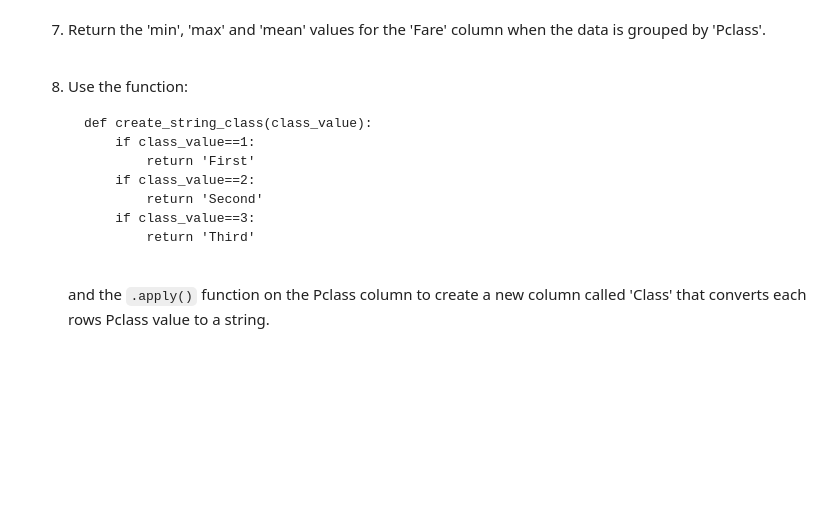
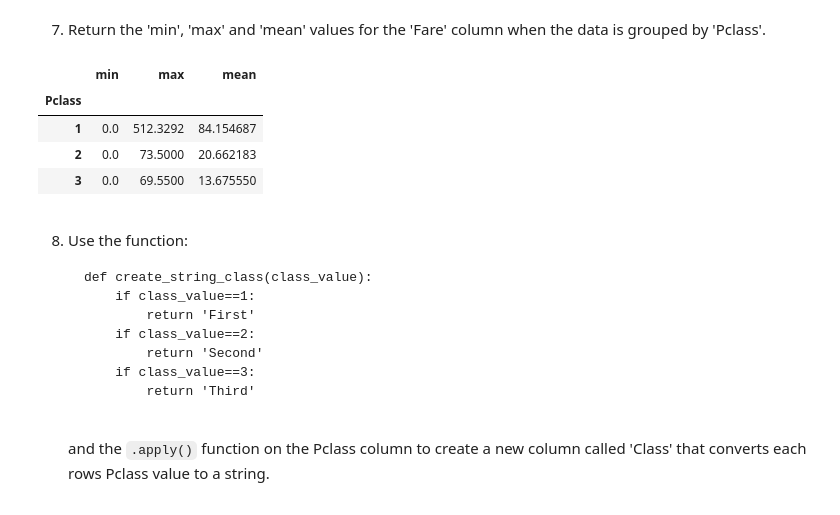
Before and after one commit to ProGoober/ai-work-experience-2025, a Jupyter notebook: pandas/Introduction_to_Pandas.ipynb, the cells around one changed output. Cells and saved outputs as stored; diff of their text form; code cells hidden in the pictures; blank space fills up the shorter version.

```diff
--- a/pandas/Introduction_to_Pandas.ipynb
+++ b/pandas/Introduction_to_Pandas.ipynb
@@ -742,6 +772,13 @@ titan.head(10)
 7. Return the 'min', 'max' and 'mean' values for the 'Fare' column when the data is grouped by 'Pclass'.
 # %%
 # Return the above values for the 'Fare' column when the data is grouped by 'Pclass'
+titanic.groupby("Pclass")["Fare"].agg(["min", "max", "mean"])
+# %% [output]
+|  | min | max | mean |
+| Pclass |  |  |  |
+| 1 | 0.0 | 512.3292 | 84.154687 |
+| 2 | 0.0 | 73.5000 | 20.662183 |
+| 3 | 0.0 | 69.5500 | 13.675550 |
 # %% [markdown]
 8. Use the function:
 
```
Also changed, not shown: parts of 12 cells of this notebook, 3 other files.
